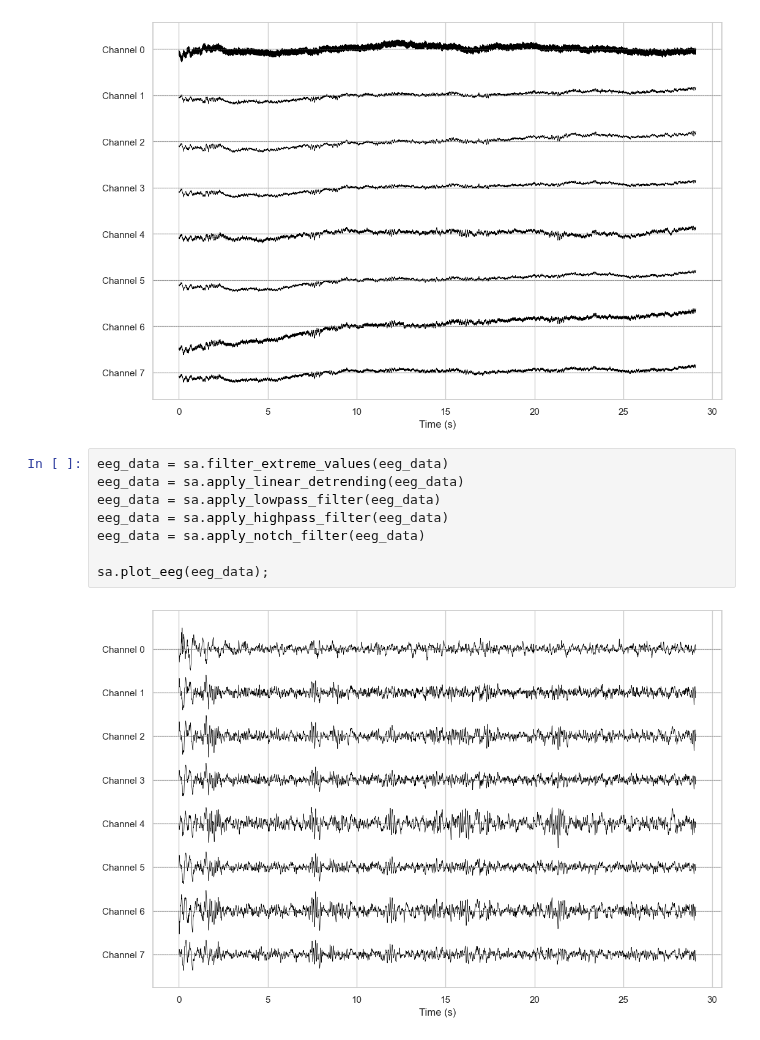
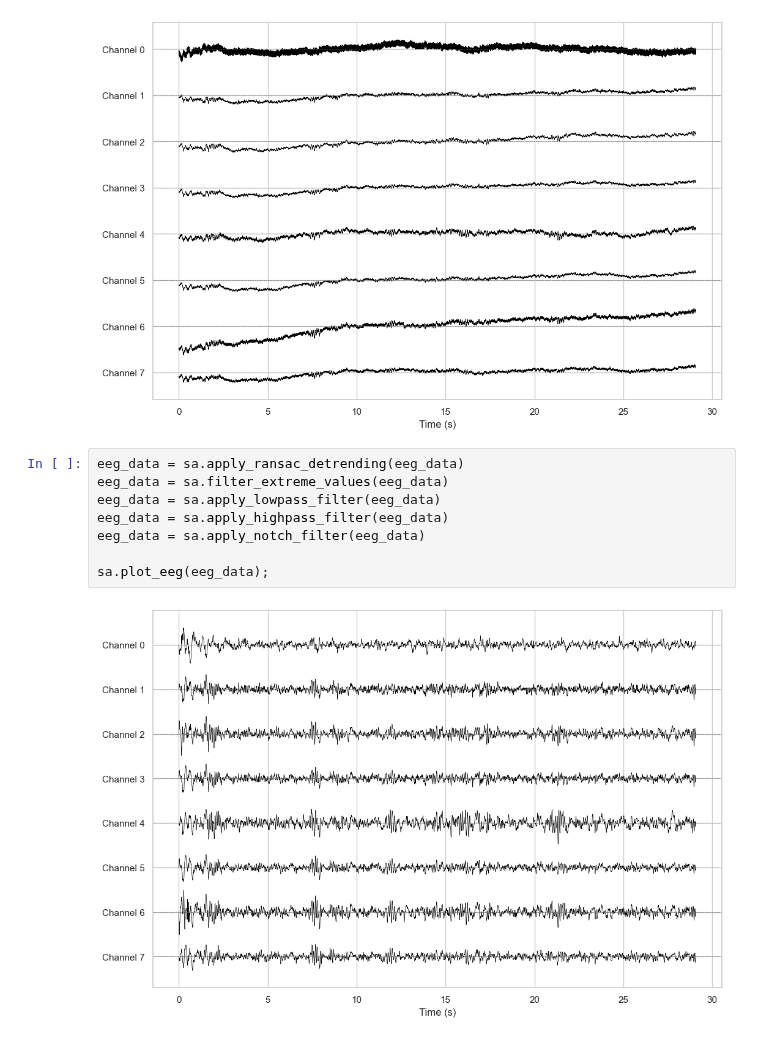
Before and after one commit to TimBerti/ssvep-cvd, a Jupyter notebook: notebooks/ssvep_analysis.ipynb, the cells around one changed output. Cells and saved outputs as stored; diff of their text form.

Commit message:
RANSAC detrending

```diff
--- a/notebooks/ssvep_analysis.ipynb
+++ b/notebooks/ssvep_analysis.ipynb
@@ -26,15 +26,15 @@ sa.plot_eeg(eeg_data);
 # %% [output]
 [figure]
 # %%
+eeg_data = sa.apply_ransac_detrending(eeg_data)
 eeg_data = sa.filter_extreme_values(eeg_data)
-eeg_data = sa.apply_linear_detrending(eeg_data)
 eeg_data = sa.apply_lowpass_filter(eeg_data)
 eeg_data = sa.apply_highpass_filter(eeg_data)
 eeg_data = sa.apply_notch_filter(eeg_data)
 
 sa.plot_eeg(eeg_data);
 # %% [output]
-[figure, old version]
+[figure, new version]
 # %%
 reduced_eeg_data, coefficient_matrix = sa.compute_reduced_signal(eeg_data)
 # reduced_eeg_data = eeg_data[:,np.argmax(np.linalg.norm(coefficient_matrix, axis=0))]
```
Also changed, not shown: parts of 5 cells of this notebook, 4 other files.
